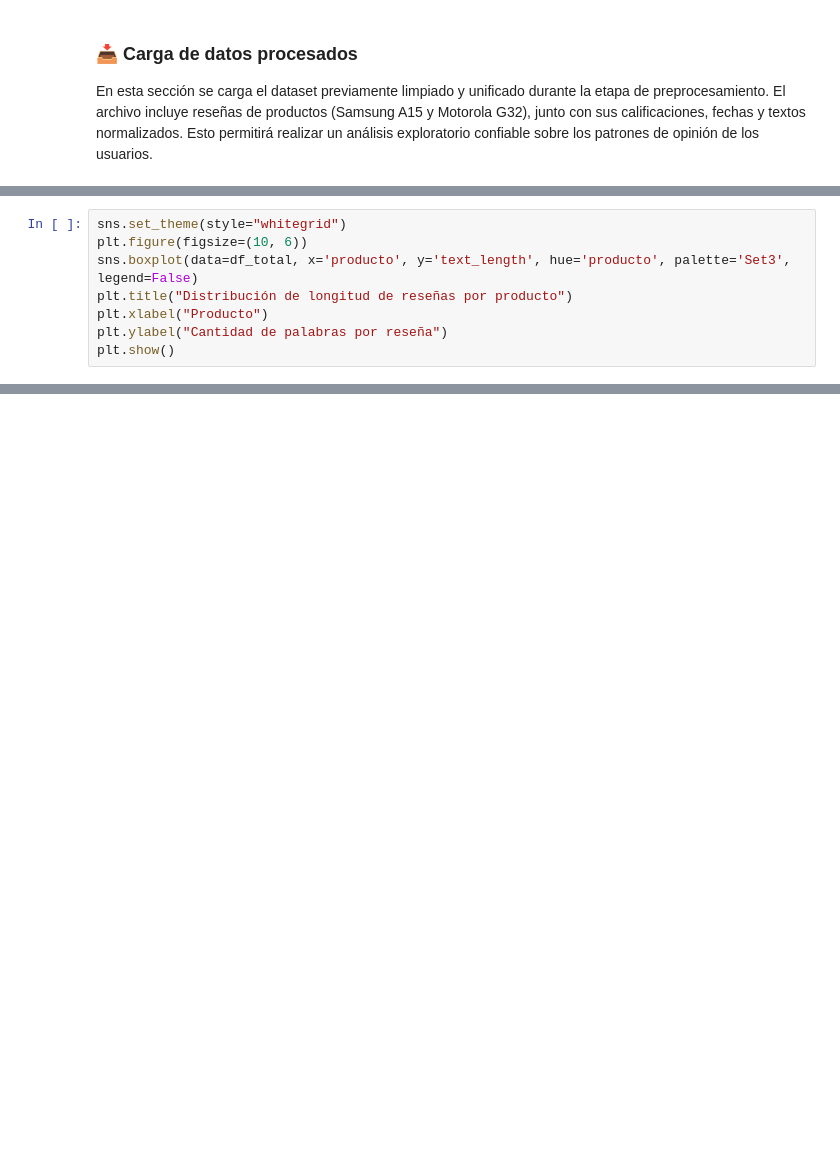
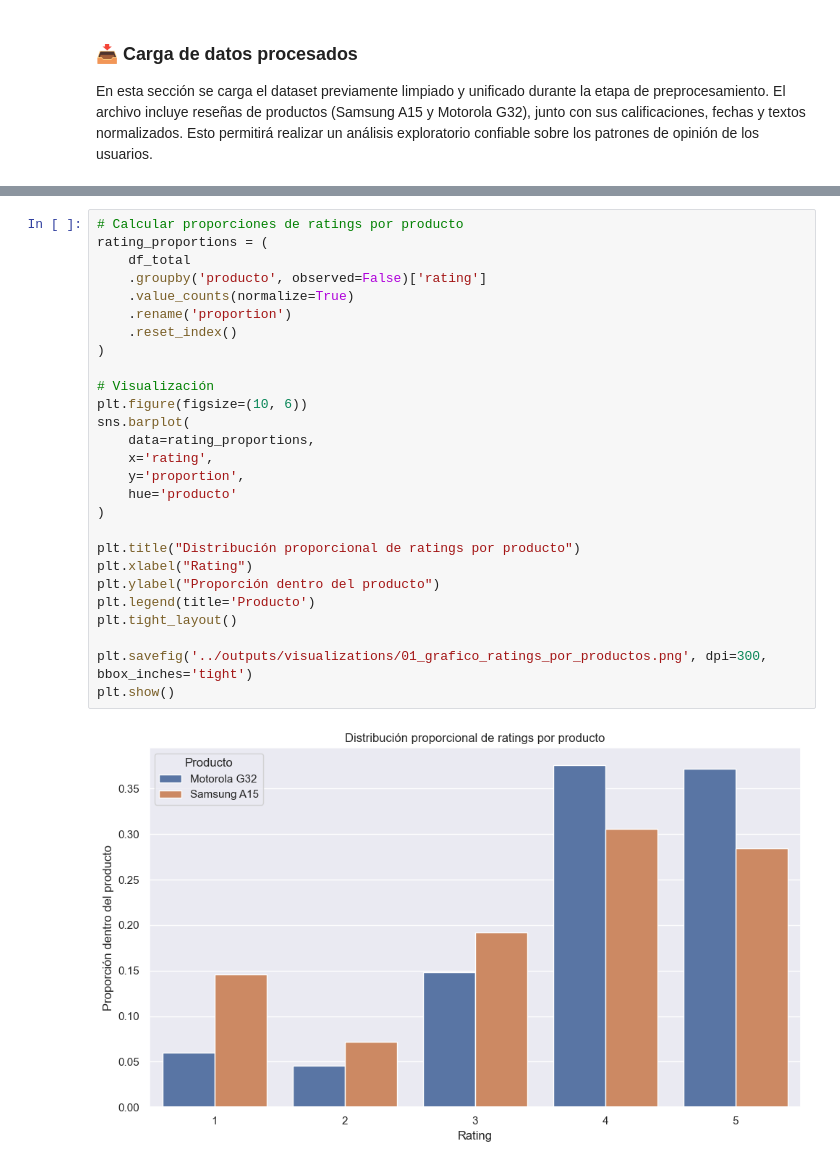
Before and after one commit to PedroCerruti/analisis-reputacional-samsung, a Jupyter notebook: notebooks/1_EDA.ipynb, the cells around one changed output, grey strips where cells are left out. Cells and saved outputs as stored; diff of their text form; blank space fills up the shorter version.

```diff
--- a/notebooks/1_EDA.ipynb
+++ b/notebooks/1_EDA.ipynb
@@ -109,8 +8,0 @@ Este gráfico muestra la distribución de la longitud de las reseñas, medida en
-# %%
-sns.set_theme(style="whitegrid")
-plt.figure(figsize=(10, 6))
-sns.boxplot(data=df_total, x='producto', y='text_length', hue='producto', palette='Set3', legend=False)
-plt.title("Distribución de longitud de reseñas por producto")
-plt.xlabel("Producto")
-plt.ylabel("Cantidad de palabras por reseña")
-plt.show()
@@ -350,0 +77,29 @@ plt.show()
+# %%
+# Calcular proporciones de ratings por producto
+rating_proportions = (
+    df_total
+    .groupby('producto', observed=False)['rating']
+    .value_counts(normalize=True)
+    .rename('proportion')
+    .reset_index()
+)
+
+# Visualización
+plt.figure(figsize=(10, 6))
+sns.barplot(
+    data=rating_proportions,
+    x='rating',
+    y='proportion',
+    hue='producto'
+)
+
+plt.title("Distribución proporcional de ratings por producto")
+plt.xlabel("Rating")
+plt.ylabel("Proporción dentro del producto")
+plt.legend(title='Producto')
+plt.tight_layout()
+
+plt.savefig('../outputs/visualizations/01_grafico_ratings_por_productos.png', dpi=300, bbox_inches='tight')
+plt.show()
+# %% [output]
+[figure, added]
```
Also changed, not shown: parts of 49 cells of this notebook, 3 other files.
